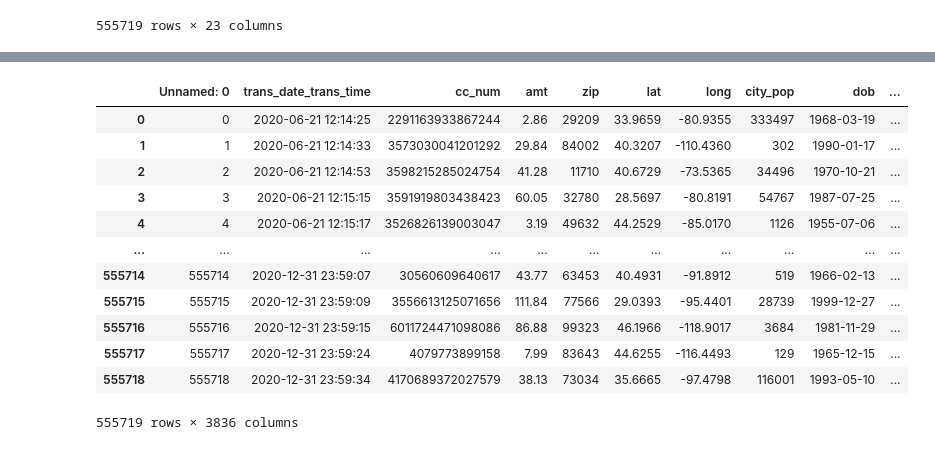
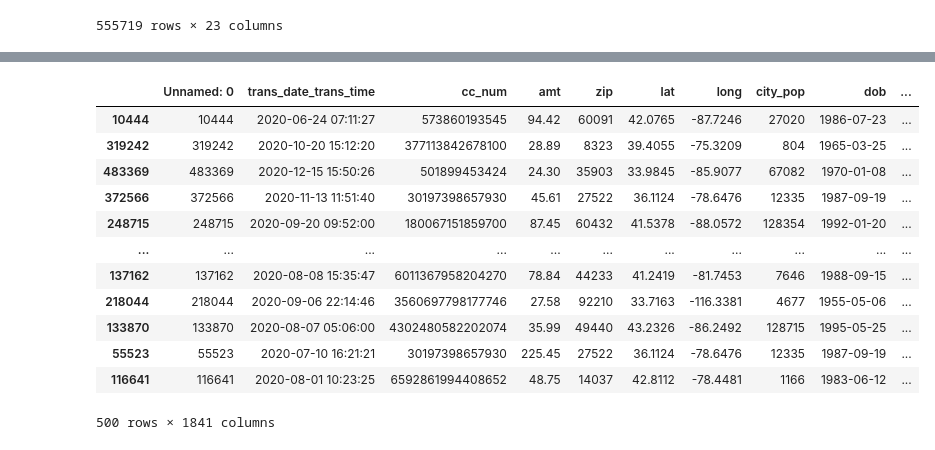
Before and after one commit to joshIsac/DeepLearningLab, a Jupyter notebook: 2348523_Multilayer_perceptron_lab2.ipynb, the cells around one changed output, grey strips where cells are left out. Cells and saved outputs as stored; diff of their text form; code cells hidden in the pictures.

```diff
--- a/2348523_Multilayer_perceptron_lab2.ipynb
+++ b/2348523_Multilayer_perceptron_lab2.ipynb
@@ -31,7 +31,7 @@ cred_data1
 555719 rows × 23 columns
 # %%
 #take only certain samples
-df=cred_data1.sample(frac =0.015)
+df=cred_data1.sample(500)
 df
 # %% [output]
 |  | Unnamed: 0 | trans_date_trans_time | cc_num | merchant | category | amt | first | last | gender | ... |
@@ -108,22 +108,22 @@ is_fraud                 0
 dtype: int64
 # %%
 #one hot encoding
-encoded_data = pd.get_dummies(cred_data1, columns=['merchant', 'category','first','last',	'gender','street','city','state','job'])
+encoded_data = pd.get_dummies(df, columns=['merchant', 'category','first','last',	'gender','street','city','state','job'])
 encoded_data
 # %% [output]
 |  | Unnamed: 0 | trans_date_trans_time | cc_num | amt | zip | lat | long | city_pop | dob | ... |
-| 0 | 0 | 2020-06-21 12:14:25 | 2291163933867244 | 2.86 | 29209 | 33.9659 | -80.9355 | 333497 | 1968-03-19 | ... |
-| 1 | 1 | 2020-06-21 12:14:33 | 3573030041201292 | 29.84 | 84002 | 40.3207 | -110.4360 | 302 | 1990-01-17 | ... |
-| 2 | 2 | 2020-06-21 12:14:53 | 3598215285024754 | 41.28 | 11710 | 40.6729 | -73.5365 | 34496 | 1970-10-21 | ... |
-| 3 | 3 | 2020-06-21 12:15:15 | 3591919803438423 | 60.05 | 32780 | 28.5697 | -80.8191 | 54767 | 1987-07-25 | ... |
-| 4 | 4 | 2020-06-21 12:15:17 | 3526826139003047 | 3.19 | 49632 | 44.2529 | -85.0170 | 1126 | 1955-07-06 | ... |
+| 10444 | 10444 | 2020-06-24 07:11:27 | 573860193545 | 94.42 | 60091 | 42.0765 | -87.7246 | 27020 | 1986-07-23 | ... |
+| 319242 | 319242 | 2020-10-20 15:12:20 | 377113842678100 | 28.89 | 8323 | 39.4055 | -75.3209 | 804 | 1965-03-25 | ... |
+| 483369 | 483369 | 2020-12-15 15:50:26 | 501899453424 | 24.30 | 35903 | 33.9845 | -85.9077 | 67082 | 1970-01-08 | ... |
+| 372566 | 372566 | 2020-11-13 11:51:40 | 30197398657930 | 45.61 | 27522 | 36.1124 | -78.6476 | 12335 | 1987-09-19 | ... |
+| 248715 | 248715 | 2020-09-20 09:52:00 | 180067151859700 | 87.45 | 60432 | 41.5378 | -88.0572 | 128354 | 1992-01-20 | ... |
 | ... | ... | ... | ... | ... | ... | ... | ... | ... | ... | ... |
-| 555714 | 555714 | 2020-12-31 23:59:07 | 30560609640617 | 43.77 | 63453 | 40.4931 | -91.8912 | 519 | 1966-02-13 | ... |
-| 555715 | 555715 | 2020-12-31 23:59:09 | 3556613125071656 | 111.84 | 77566 | 29.0393 | -95.4401 | 28739 | 1999-12-27 | ... |
-| 555716 | 555716 | 2020-12-31 23:59:15 | 6011724471098086 | 86.88 | 99323 | 46.1966 | -118.9017 | 3684 | 1981-11-29 | ... |
-| 555717 | 555717 | 2020-12-31 23:59:24 | 4079773899158 | 7.99 | 83643 | 44.6255 | -116.4493 | 129 | 1965-12-15 | ... |
-| 555718 | 555718 | 2020-12-31 23:59:34 | 4170689372027579 | 38.13 | 73034 | 35.6665 | -97.4798 | 116001 | 1993-05-10 | ... |
+| 137162 | 137162 | 2020-08-08 15:35:47 | 6011367958204270 | 78.84 | 44233 | 41.2419 | -81.7453 | 7646 | 1988-09-15 | ... |
+| 218044 | 218044 | 2020-09-06 22:14:46 | 3560697798177746 | 27.58 | 92210 | 33.7163 | -116.3381 | 4677 | 1955-05-06 | ... |
+| 133870 | 133870 | 2020-08-07 05:06:00 | 4302480582202074 | 35.99 | 49440 | 43.2326 | -86.2492 | 128715 | 1995-05-25 | ... |
+| 55523 | 55523 | 2020-07-10 16:21:21 | 30197398657930 | 225.45 | 27522 | 36.1124 | -78.6476 | 12335 | 1987-09-19 | ... |
+| 116641 | 116641 | 2020-08-01 10:23:25 | 6592861994408652 | 48.75 | 14037 | 42.8112 | -78.4481 | 1166 | 1983-06-12 | ... |
-555719 rows × 3836 columns
+500 rows × 1841 columns
 # %%
 from sklearn.preprocessing import Normalizer
 scaler = Normalizer()
```
Also changed, not shown: parts of 6 cells of this notebook.
